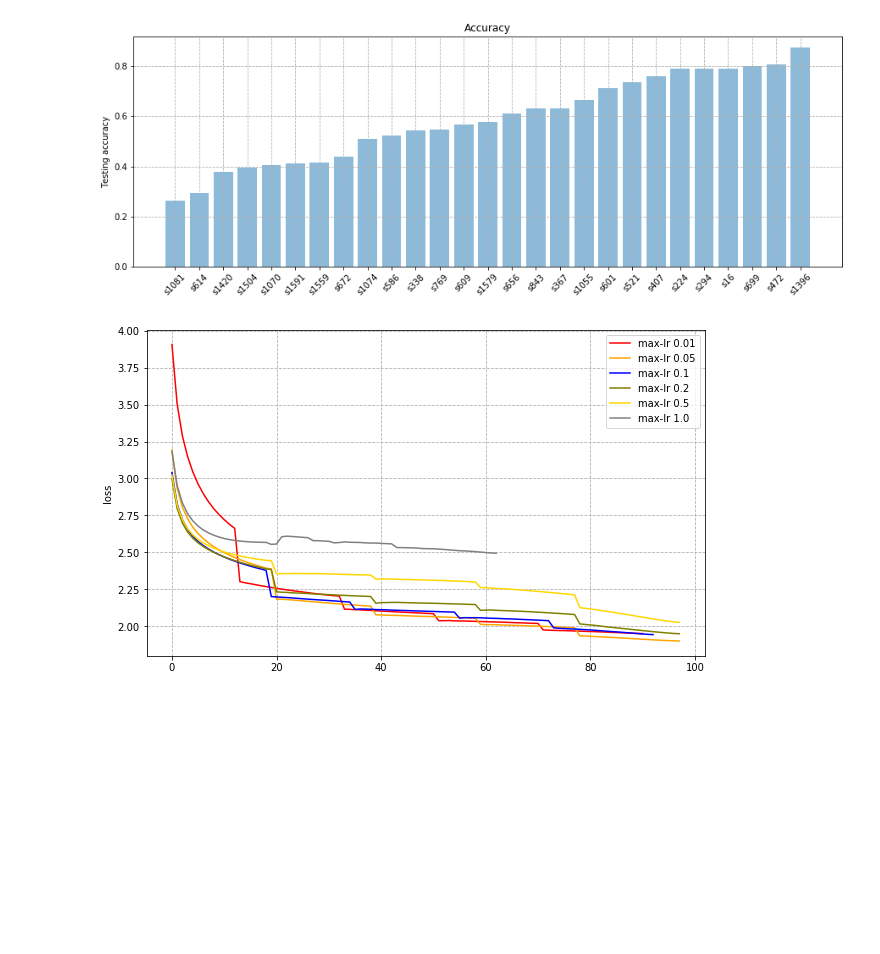
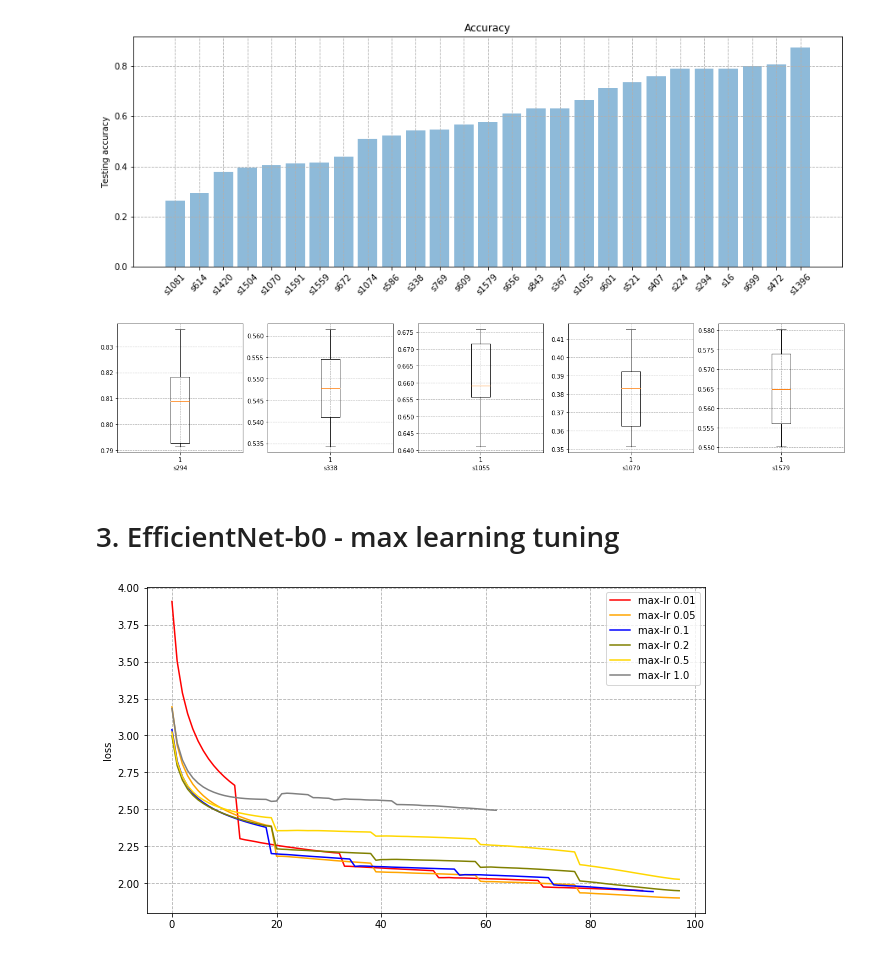
Before and after one commit to qiminchen/CoralNet, a Jupyter notebook: test_eval.ipynb, the cells around one changed output. Drawn from its saved outputs; the diff is of its cells as text; code cells hidden in the pictures; blank space fills up the shorter version.

```diff
--- a/test_eval.ipynb
+++ b/test_eval.ipynb
@@ -38,6 +42,33 @@ plt.grid(True, ls='--', lw=0.8)
 plt.show()
 # %% [output]
 [figure]
+# %%
+def classifier_acc(file):
+    with open(file, 'r') as f:
+        data = json.load(f)
+    return sum(data['acc'])/len(data['acc'])
+# %%
+s294, s338, s1055, s1070, s1579 = [], [], [], [], []
+for t in ['train1', 'train2', 'train3', 'train4', 'train5']:
+    s294.append(classifier_acc(os.path.join('/home/qimin/Downloads/eval_5s', t, 's294/status.json')))
+    s1055.append(classifier_acc(os.path.join('/home/qimin/Downloads/eval_5s', t, 's1055/status.json')))
+    s1070.append(classifier_acc(os.path.join('/home/qimin/Downloads/eval_5s', t, 's1070/status.json')))
+    s1579.append(classifier_acc(os.path.join('/home/qimin/Downloads/eval_5s', t, 's1579/status.json')))
+    if t in ['train1', 'train2']:
+        s338.append(classifier_acc(os.path.join('/home/qimin/Downloads/eval_5s', t, 's338/status.json')))
+# %%
+source = ['s294', 's338', 's1055', 's1070', 's1579']
+plt.figure(figsize=(22,4))
+for i, s in enumerate([s294, s338, s1055, s1070, s1579]):
+    plt.subplot(1,5,i+1)
+    plt.boxplot(s)
+    plt.xlabel(source[i])
+    plt.grid(True, ls='--', lw=0.8)
+plt.show()
+# %% [output]
+[figure, added]
+# %% [markdown]
+# 3. EfficientNet-b0 - max learning tuning
 # %%
 lrs = ['max-lr 0.01', 'max-lr 0.05', 'max-lr 0.1', 'max-lr 0.2', 'max-lr 0.5', 'max-lr 1.0']
 cl = ['red', 'orange', 'blue', 'olive', 'gold', 'gray']
```
Also changed, not shown: parts of 7 cells of this notebook.
